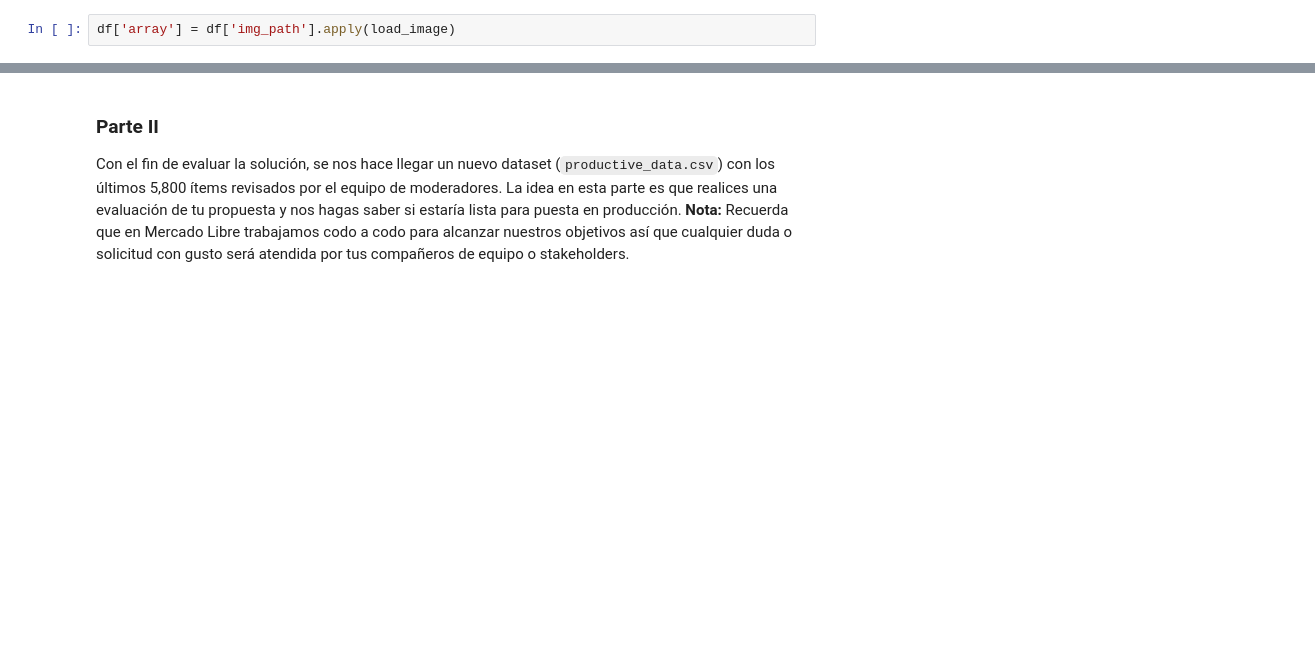
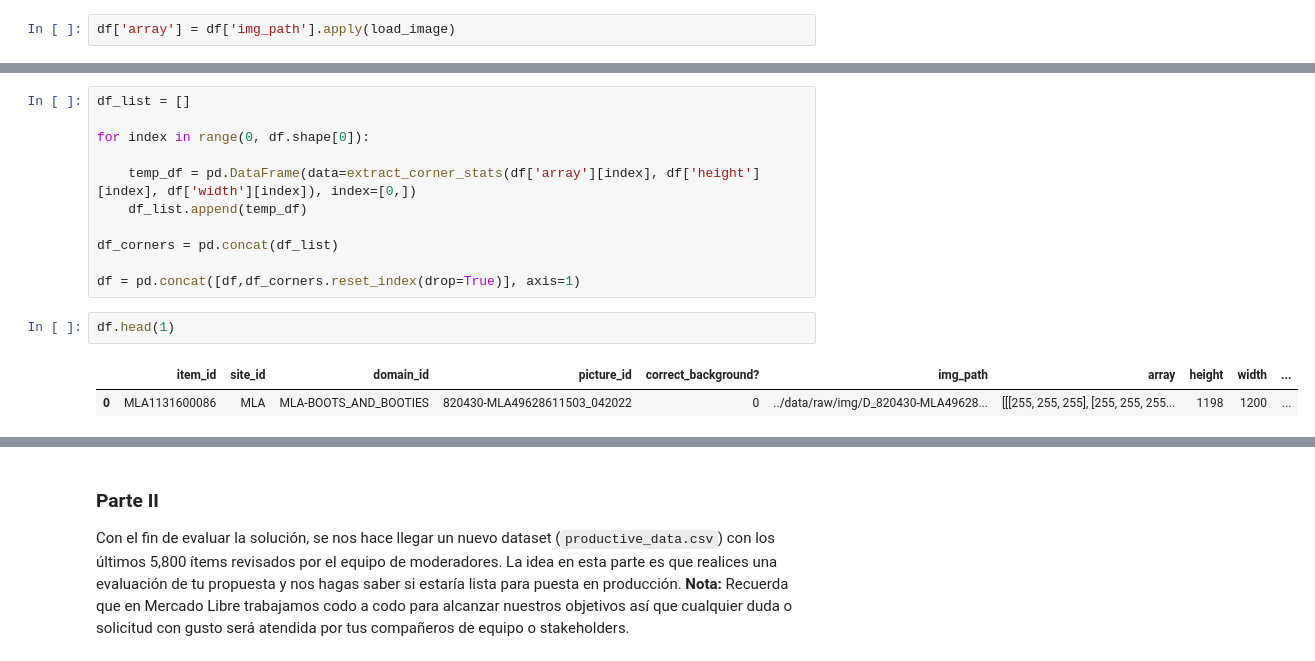
Before and after one commit to jucasamesa/prueba_tecnica_cvc, a Jupyter notebook: image-classification-app/notebooks/prueba_tecnica_cvc.ipynb, the cells around one changed output, grey strips where cells are left out. Cells and saved outputs as stored; diff of their text form; blank space fills up the shorter version.

```diff
--- a/image-classification-app/notebooks/prueba_tecnica_cvc.ipynb
+++ b/image-classification-app/notebooks/prueba_tecnica_cvc.ipynb
@@ -465,0 +145,16 @@ NameError: name 'df' is not defined
+# %%
+df_list = []
+
+for index in range(0, df.shape[0]):
+
+    temp_df = pd.DataFrame(data=extract_corner_stats(df['array'][index], df['height'][index], df['width'][index]), index=[0,])
+    df_list.append(temp_df)
+
+df_corners = pd.concat(df_list)
+
+df = pd.concat([df,df_corners.reset_index(drop=True)], axis=1)
+# %%
+df.head(1)
+# %% [output]
+|  | item_id | site_id | domain_id | picture_id | correct_background? | img_path | array | height | width | ... |
+| 0 | MLA1131600086 | MLA | MLA-BOOTS_AND_BOOTIES | 820430-MLA49628611503_042022 | 0 | ../data/raw/img/D_820430-MLA49628... | [[[255, 255, 255], [255, 255, 255... | 1198 | 1200 | ... |
```
Also changed, not shown: parts of 25 cells of this notebook, 18 other files.
